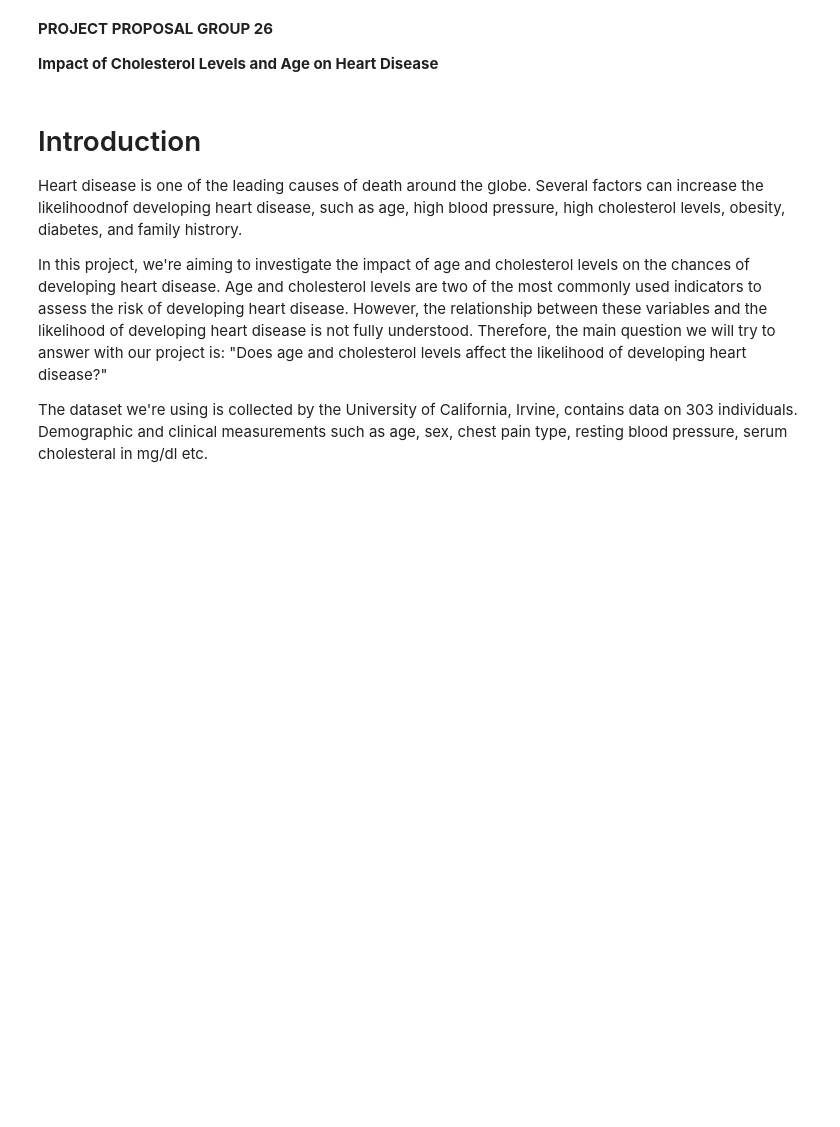
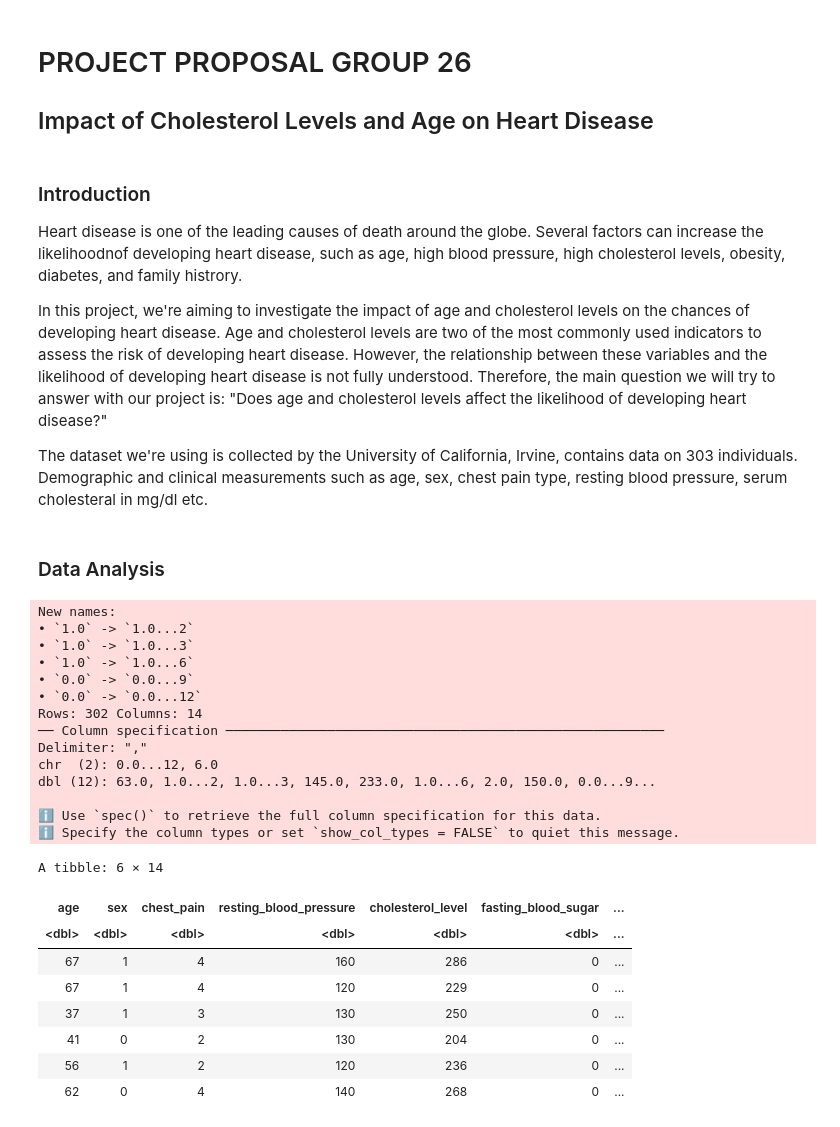
Before and after one commit to jagroop-randhawa/dsci-100-2022w2-group-26, a Jupyter notebook: project_proposal_group_26.ipynb, the cells around one changed output. Cells and saved outputs as stored; diff of their text form; code cells hidden in the pictures; blank space fills up the shorter version.

```diff
--- a/project_proposal_group_26.ipynb
+++ b/project_proposal_group_26.ipynb
@@ -1,9 +1,9 @@
 # %% [markdown]
-**PROJECT PROPOSAL GROUP 26**
+# PROJECT PROPOSAL GROUP 26
 
-**Impact of Cholesterol Levels and Age on Heart Disease**
+## Impact of Cholesterol Levels and Age on Heart Disease
 # %% [markdown]
-# Introduction
+### Introduction
 
 Heart disease is one of the leading causes of death around the globe. Several factors can increase the likelihoodnof developing heart disease, such as age, high blood pressure, high cholesterol levels, obesity, diabetes, and family histrory.
 
@@ -11,3 +11,5 @@ In this project, we're aiming to investigate the impact of age and cholesterol l
        "Does age and cholesterol levels affect the likelihood of developing heart disease?"
 
 The dataset we're using is collected by the University of California, Irvine, contains data on 303 individuals. Demographic and clinical measurements such as age, sex, chest pain type, resting blood pressure, serum cholesteral in mg/dl etc.
+# %% [markdown]
+### Data Analysis
@@ -13,0 +21,31 @@ The dataset we're using is collected by the University of California, Irvine, co
+# %%
+#Reading data into R
+
+url <- "https://archive.ics.uci.edu/ml/machine-learning-databases/heart-disease/processed.cleveland.data"
+cleveland_heart <- read_csv(url)
+colnames(cleveland_heart) <- c("age", "sex", "chest_pain", "resting_blood_pressure", "cholesterol_level", "fasting_blood_sugar", "resting_electrocardiographic_results", "maximum_heart_rate_achieved", "exercise_induced_angina", "oldpeak", "slope", "major_vessels_colored", "thal", "diagnosis")
+head(cleveland_heart)
+# %% [output]
+New names:
+• `1.0` -> `1.0...2`
+• `1.0` -> `1.0...3`
+• `1.0` -> `1.0...6`
+• `0.0` -> `0.0...9`
+• `0.0` -> `0.0...12`
+Rows: 302 Columns: 14
+── Column specification ────────────────────────────────────────────────────────
+Delimiter: ","
+chr  (2): 0.0...12, 6.0
+dbl (12): 63.0, 1.0...2, 1.0...3, 145.0, 233.0, 1.0...6, 2.0, 150.0, 0.0...9...
+
+ℹ Use `spec()` to retrieve the full column specification for this data.
+ℹ Specify the column types or set `show_col_types = FALSE` to quiet this message.
+A tibble: 6 × 14
+| age | sex | chest_pain | resting_blood_pressure | cholesterol_level | fasting_blood_sugar | ... |
+| <dbl> | <dbl> | <dbl> | <dbl> | <dbl> | <dbl> | ... |
+| 67 | 1 | 4 | 160 | 286 | 0 | ... |
+| 67 | 1 | 4 | 120 | 229 | 0 | ... |
+| 37 | 1 | 3 | 130 | 250 | 0 | ... |
+| 41 | 0 | 2 | 130 | 204 | 0 | ... |
+| 56 | 1 | 2 | 120 | 236 | 0 | ... |
+| 62 | 0 | 4 | 140 | 268 | 0 | ... |
```
Also changed, not shown: parts of 8 cells of this notebook.
